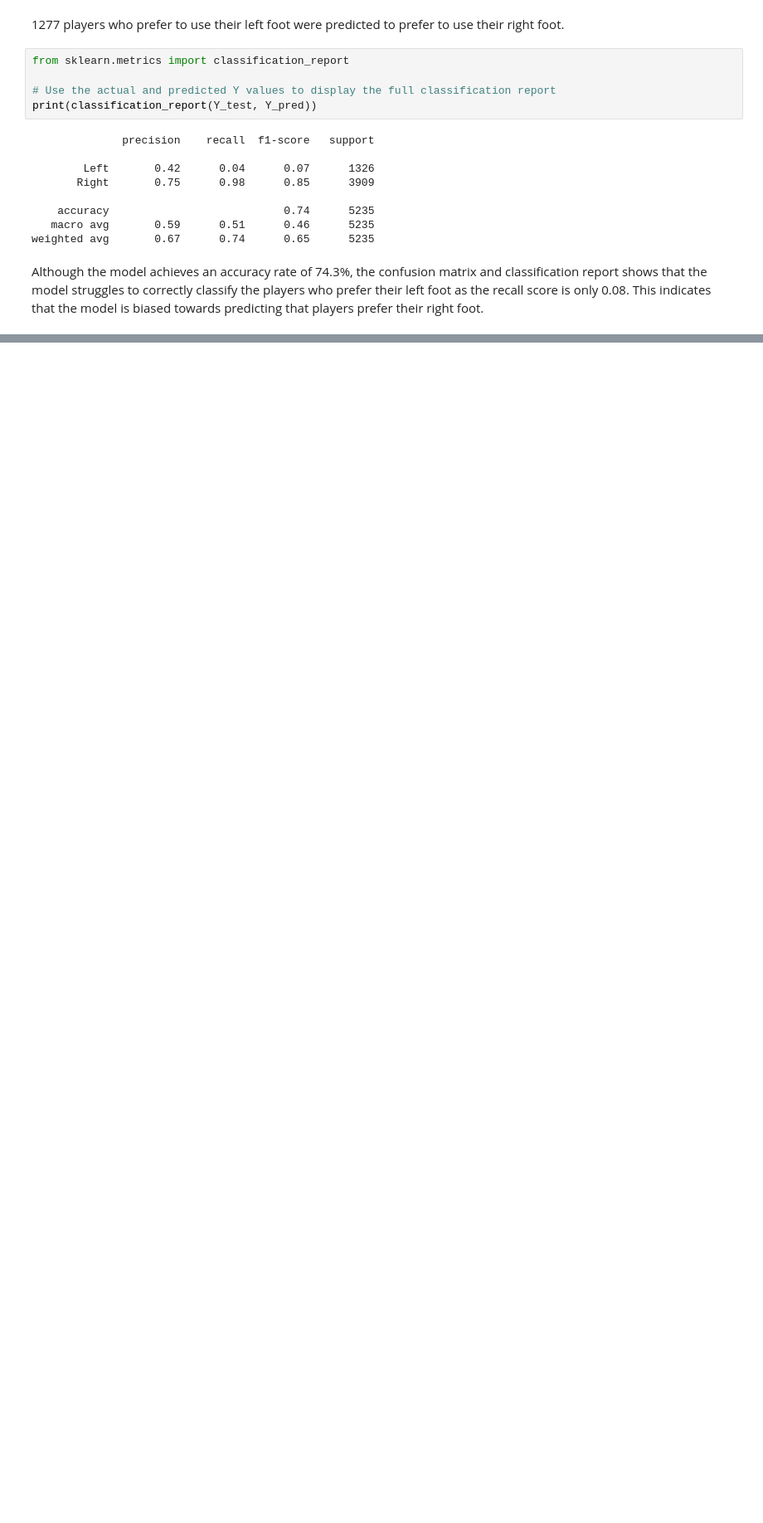
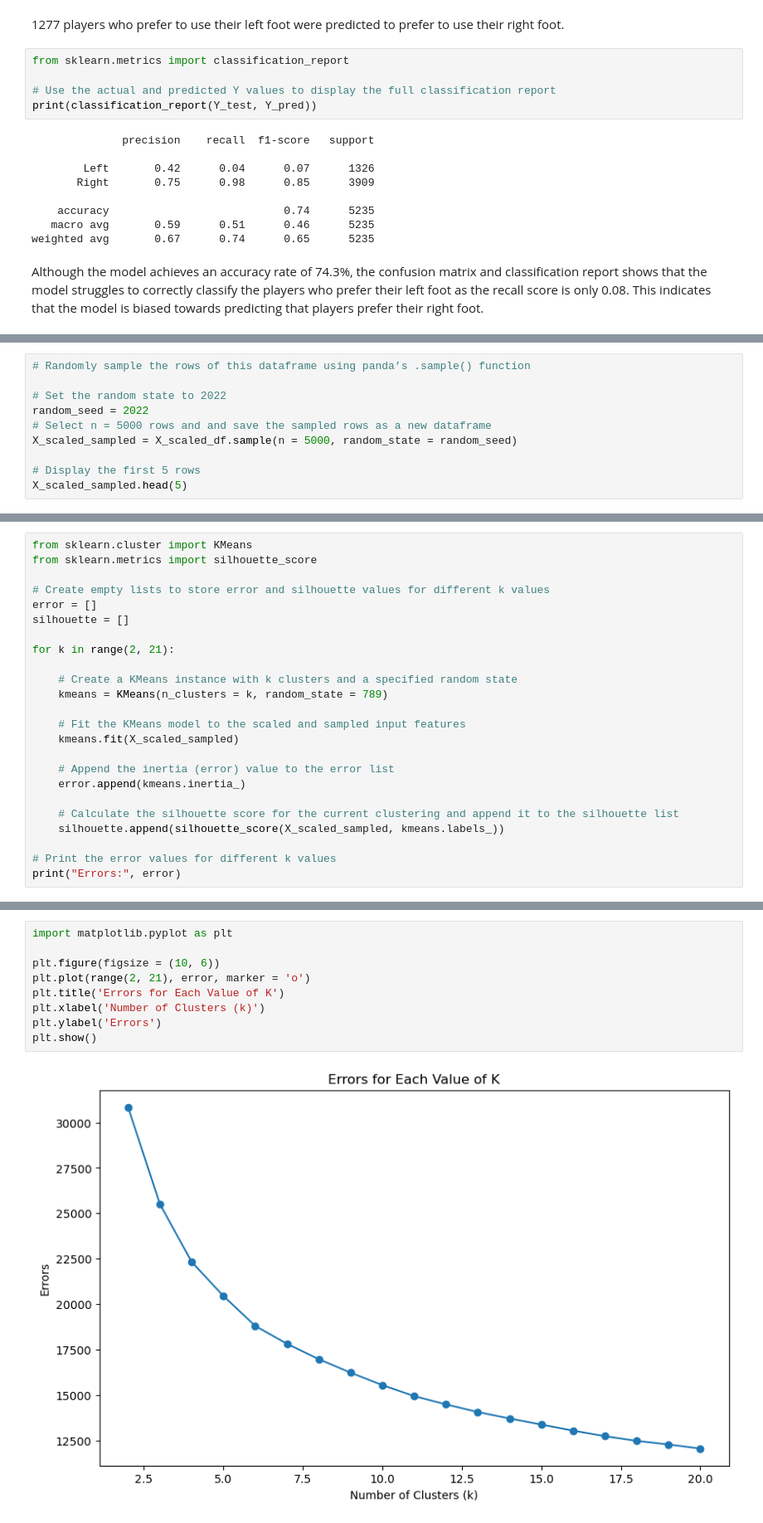
Before and after one commit to asapmansheel/FIFA-2022-Data-Analysis, a Jupyter notebook: fifa-2022-player-data-analysis.ipynb, the cells around one changed output, grey strips where cells are left out. Shown at 83% size. Saved outputs shown, nothing was run; the diff lists cells and outputs as text; blank space fills up the shorter version.

```diff
--- a/fifa-2022-player-data-analysis.ipynb
+++ b/fifa-2022-player-data-analysis.ipynb
@@ -341,0 +362,10 @@ Although the model achieves an accuracy rate of 74.3%, the confusion matrix and
+# %%
+# Randomly sample the rows of this dataframe using panda’s .sample() function
+
+# Set the random state to 2022
+random_seed = 2022
+# Select n = 5000 rows and and save the sampled rows as a new dataframe
+X_scaled_sampled = X_scaled_df.sample(n = 5000, random_state = random_seed)
+
+# Display the first 5 rows
+X_scaled_sampled.head(5)
@@ -341,0 +383,24 @@ Although the model achieves an accuracy rate of 74.3%, the confusion matrix and
+# %%
+from sklearn.cluster import KMeans
+from sklearn.metrics import silhouette_score
+
+# Create empty lists to store error and silhouette values for different k values
+error = []
+silhouette = []
+
+for k in range(2, 21):
+
+    # Create a KMeans instance with k clusters and a specified random state
+    kmeans = KMeans(n_clusters = k, random_state = 789)
+
+    # Fit the KMeans model to the scaled and sampled input features
+    kmeans.fit(X_scaled_sampled)
+
+    # Append the inertia (error) value to the error list
+    error.append(kmeans.inertia_)
+
+    # Calculate the silhouette score for the current clustering and append it to the silhouette list
+    silhouette.append(silhouette_score(X_scaled_sampled, kmeans.labels_))
+
+# Print the error values for different k values
+print("Errors:", error)
@@ -341,0 +411,11 @@ Although the model achieves an accuracy rate of 74.3%, the confusion matrix and
+# %%
+import matplotlib.pyplot as plt
+
+plt.figure(figsize = (10, 6))
+plt.plot(range(2, 21), error, marker = 'o')
+plt.title('Errors for Each Value of K')
+plt.xlabel('Number of Clusters (k)')
+plt.ylabel('Errors')
+plt.show()
+# %% [output]
+[figure, added]
```
Also changed, not shown: parts of 17 cells of this notebook.
